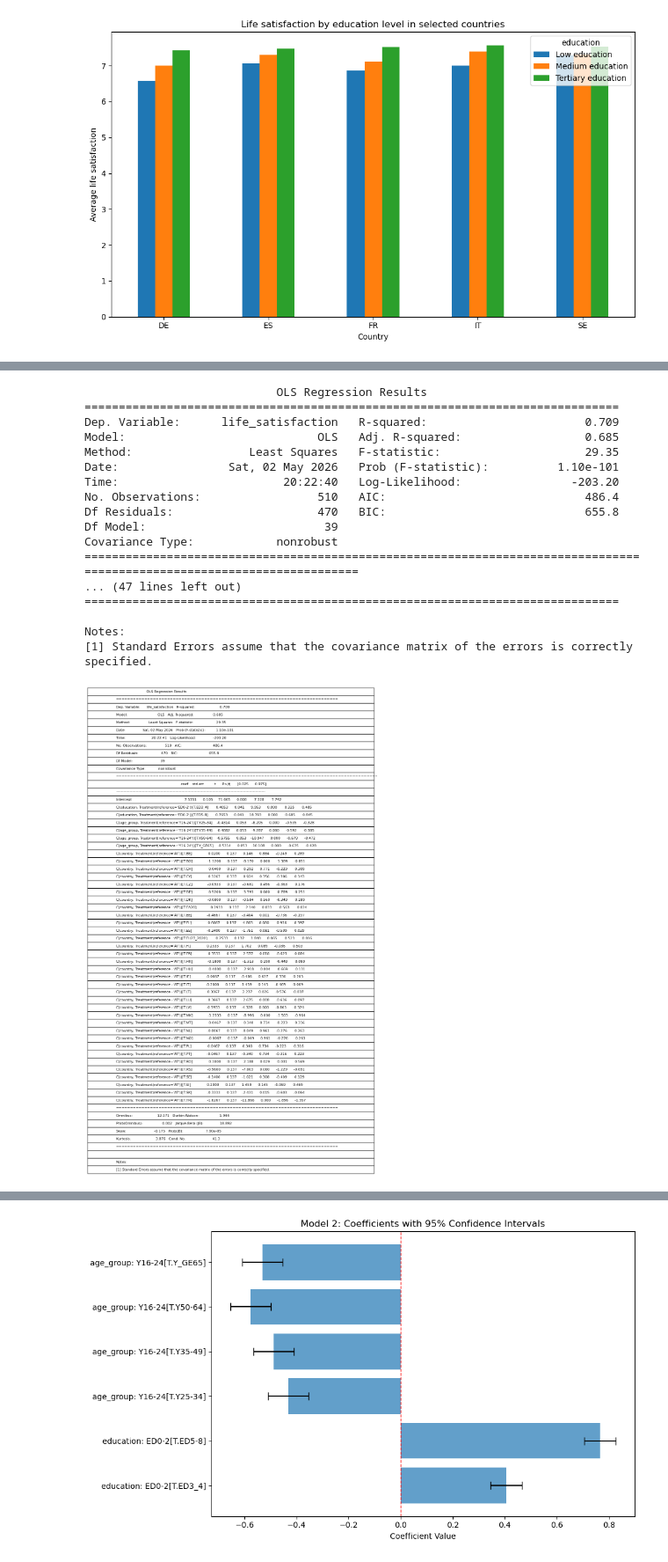
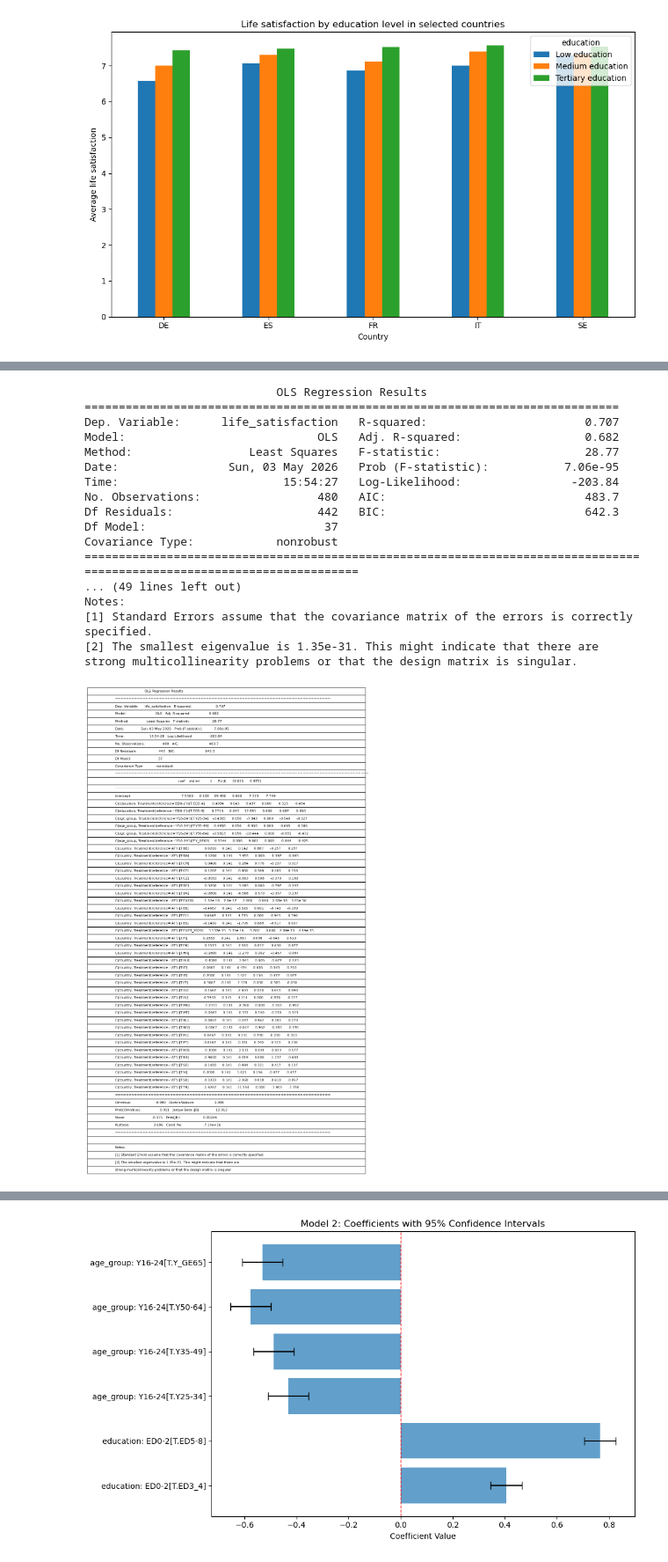
Before and after one commit to lisaanselme-tech/projet-python, a Jupyter notebook: Project.ipynb, the cells around one changed output, grey strips where cells are left out. Shown at 88% size. Drawn from its saved outputs; the diff is of its cells as text; code cells hidden in the pictures.

```diff
--- a/Project.ipynb
+++ b/Project.ipynb
@@ -512,6 +565,8 @@ Notes:
 # %%
 
 # Model 3: Life satisfaction as a function of education level, age group, and country
+
+df_reg = df_reg[~df_reg["country"].isin(["EU27_2020", "EA20"])].copy()
 
 model3 = smf.ols("life_satisfaction ~ C(education, Treatment(reference='ED0-2')) + C(age_group, Treatment(reference='Y16-24')) + C(country, Treatment(reference='AT'))", data=df_reg).fit()
 print(model3.summary())
@@ -525,45 +580,45 @@ model3_coefficients.to_csv("model3_regression_coefficients.csv", index=True)
 
 # Get summary table
 summary = model3.summary()
 
 # Create figure and axis
 fig, ax = plt.subplots(figsize=(12, 8))
 ax.axis('tight')
 ax.axis('off')
 
 # Convert summary to text and create table
 table_data = []
 for line in str(summary).split('\n'):
     table_data.append([line])
 
 # Create table
 table = ax.table(cellText=table_data, cellLoc='left', loc='center',
                 colWidths=[1])
 table.auto_set_font_size(False)
 table.set_fontsize(8)
 table.scale(1, 1.5)
 
 plt.savefig("model3_regression_results_table.png", dpi=300, bbox_inches="tight")
 plt.show()
 # %% [output]
                             OLS Regression Results
 ==============================================================================
-Dep. Variable:      life_satisfaction   R-squared:                       0.709
-Model:                            OLS   Adj. R-squared:                  0.685
-Method:                 Least Squares   F-statistic:                     29.35
-Date:                Sat, 02 May 2026   Prob (F-statistic):          1.10e-101
-Time:                        20:22:40   Log-Likelihood:                -203.20
-No. Observations:                 510   AIC:                             486.4
-Df Residuals:                     470   BIC:                             655.8
-Df Model:                          39
+Dep. Variable:      life_satisfaction   R-squared:                       0.707
+Model:                            OLS   Adj. R-squared:                  0.682
+Method:                 Least Squares   F-statistic:                     28.77
+Date:                Sun, 03 May 2026   Prob (F-statistic):           7.06e-95
+Time:                        15:54:27   Log-Likelihood:                -203.84
+No. Observations:                 480   AIC:                             483.7
+Df Residuals:                     442   BIC:                             642.3
+Df Model:                          37
 Covariance Type:            nonrobust
 =========================================================================================================================
-... (47 lines left out)
-==============================================================================
-
+... (49 lines left out)
 Notes:
 [1] Standard Errors assume that the covariance matrix of the errors is correctly specified.
+[2] The smallest eigenvalue is 1.35e-31. This might indicate that there are
+strong multicollinearity problems or that the design matrix is singular.
-[figure, old version]
+[figure, new version]
 # %%
 # Model 4: Life satisfaction as a function of education level, age group, and country
 model4 = smf.ols("life_satisfaction ~ C(education, Treatment(reference='ED0-2')) * C(age_group, Treatment(reference='Y16-24')) + C(country, Treatment(reference='AT'))", data=df_reg).fit()
```
Also changed, not shown: parts of 7 cells of this notebook, 12 other files.
